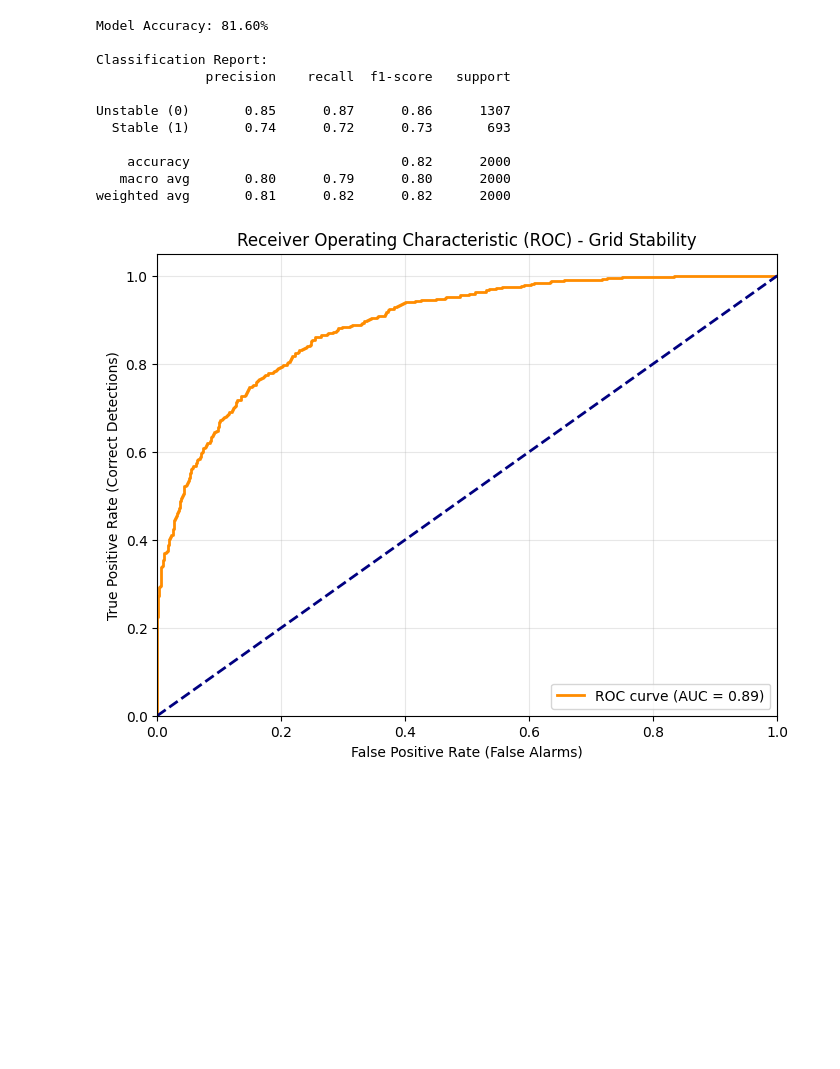
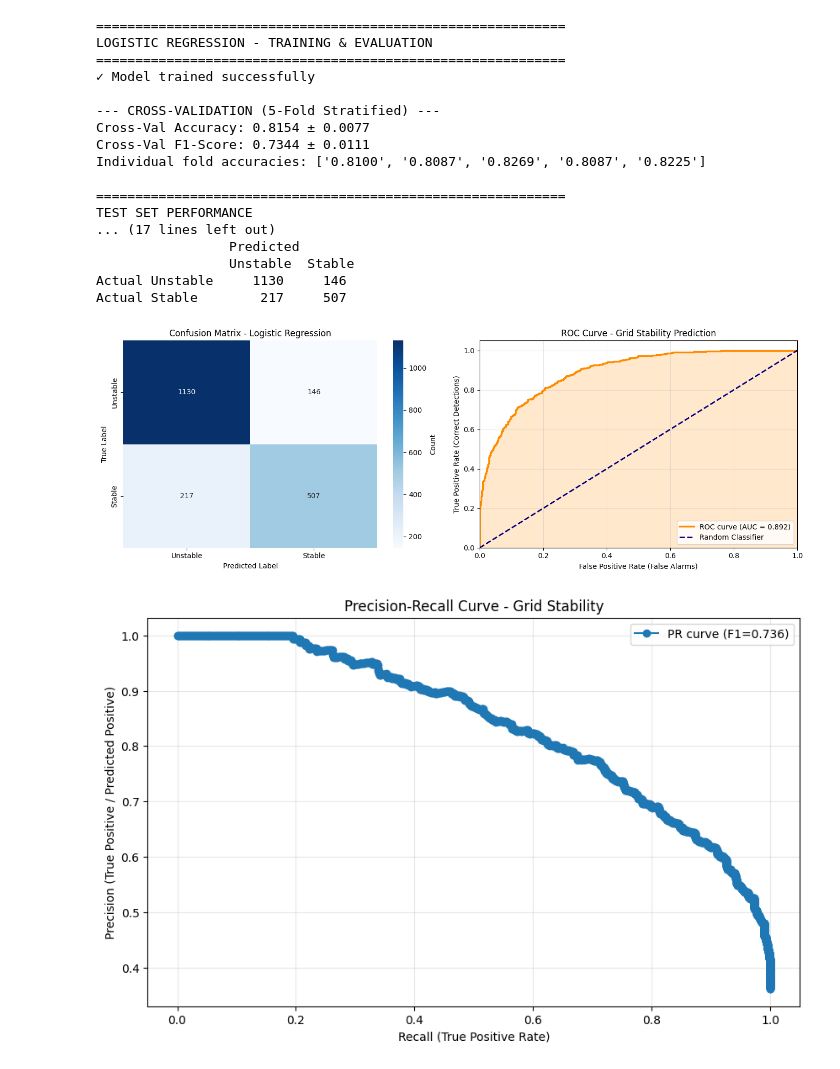
Before and after one commit to itsebuka/Volatge-Stability-Prediction-Model, a Jupyter notebook: Voltage_Stability_Prediction_model.ipynb, the cells around one changed output. Drawn from its saved outputs; the diff is of its cells as text; code cells hidden in the pictures; blank space fills up the shorter version.

Commit message:
There were a few errors that i made in the first model that i uploaded on here, this is the updated release version that i created using GoogleColab

```diff
--- a/Voltage_Stability_Prediction_model.ipynb
+++ b/Voltage_Stability_Prediction_model.ipynb
@@ -119,10 +94,15 @@ print("StandardScaler centers features to mean=0, std=1")
 print("This is REQUIRED for Logistic Regression but NOT for Decision Trees\n")
 
 scaler = StandardScaler()
-X_train_scaled = scaler.fit_transform(X_train)
-X_test_scaled = scaler.transform(X_test)
+X_train_scaled_arr = scaler.fit_transform(X_train)
+X_test_scaled_arr = scaler.transform(X_test)
 
-print("✓ Scaling complete")
+# ========== ISSUE #3: Preserve feature names after scaling ==========
+X_train_scaled = pd.DataFrame(X_train_scaled_arr, columns=X_train.columns, index=X_train.index)
+X_test_scaled = pd.DataFrame(X_test_scaled_arr, columns=X_test.columns, index=X_test.index)
+
+print("✓ Scaling complete with feature names preserved")
 print(f"  Scaled training data shape: {X_train_scaled.shape}")
 print(f"  Scaled testing data shape:  {X_test_scaled.shape}")
-print(f"  Sample scaled values (first row): {X_train_scaled[0][:3]}")
+print(f"  Features: {list(X_train_scaled.columns)}")
+print(f"  Sample scaled values (first row): {X_train_scaled.iloc[0, :3].values}")
@@ -129,17 +121,19 @@ print(f"  Sample scaled values (first row): {X_train_scaled[0][:3]}")
 # %%
+import seaborn as sns
+
 print("\n" + "=" * 60)
 print("LOGISTIC REGRESSION - TRAINING & EVALUATION")
 print("=" * 60)
 
 # 1. Initialize and Train the Model
-model = LogisticRegression(random_state=42, max_iter=1000)
+model = LogisticRegression(random_state=CONFIG['random_state'], max_iter=1000)
 model.fit(X_train_scaled, y_train)
 
 print("✓ Model trained successfully")
 
 # 2. CROSS-VALIDATION: Test generalization (K-Fold)
-print("\n--- CROSS-VALIDATION (5-Fold Stratified) ---")
-cv_strategy = StratifiedKFold(n_splits=5, shuffle=True, random_state=42)
+print(f"\n--- CROSS-VALIDATION ({CONFIG['cv_splits']}-Fold Stratified) ---")
+cv_strategy = StratifiedKFold(n_splits=CONFIG['cv_splits'], shuffle=True, random_state=CONFIG['random_state'])
 cv_scores = cross_val_score(model, X_train_scaled, y_train, cv=cv_strategy,
                              scoring='accuracy')
 cv_f1 = cross_val_score(model, X_train_scaled, y_train, cv=cv_strategy,
@@ -191,41 +185,48 @@ axes[0].set_xlabel('Predicted Label')
 fpr, tpr, thresholds = roc_curve(y_test, y_prob)
 roc_auc = auc(fpr, tpr)
 
 axes[1].plot(fpr, tpr, color='darkorange', lw=2.5, label=f'ROC curve (AUC = {roc_auc:.3f})')
 axes[1].plot([0, 1], [0, 1], color='navy', lw=2, linestyle='--', label='Random Classifier')
 axes[1].fill_between(fpr, tpr, alpha=0.2, color='darkorange')
 axes[1].set_xlim([0.0, 1.0])
 axes[1].set_ylim([0.0, 1.05])
 axes[1].set_xlabel('False Positive Rate (False Alarms)')
 axes[1].set_ylabel('True Positive Rate (Correct Detections)')
 axes[1].set_title('ROC Curve - Grid Stability Prediction')
 axes[1].legend(loc="lower right")
 axes[1].grid(True, alpha=0.3)
 
 plt.tight_layout()
 plt.show()
 
 # 6. PRECISION-RECALL CURVE (Alternative to ROC)
 precision, recall, _ = precision_recall_curve(y_test, y_prob)
 plt.figure(figsize=(10, 6))
 plt.plot(recall, precision, marker='o', label=f'PR curve (F1={f1:.3f})')
 plt.xlabel('Recall (True Positive Rate)')
 plt.ylabel('Precision (True Positive / Predicted Positive)')
 plt.title('Precision-Recall Curve - Grid Stability')
 plt.legend()
 plt.grid(True, alpha=0.3)
 plt.show()
 # %% [output]
-Model Accuracy: 81.60%
+============================================================
+LOGISTIC REGRESSION - TRAINING & EVALUATION
+============================================================
+✓ Model trained successfully
 
-Classification Report:
-              precision    recall  f1-score   support
+--- CROSS-VALIDATION (5-Fold Stratified) ---
+Cross-Val Accuracy: 0.8154 ± 0.0077
+Cross-Val F1-Score: 0.7344 ± 0.0111
+Individual fold accuracies: ['0.8100', '0.8087', '0.8269', '0.8087', '0.8225']
 
-Unstable (0)       0.85      0.87      0.86      1307
-  Stable (1)       0.74      0.72      0.73       693
-
-    accuracy                           0.82      2000
-   macro avg       0.80      0.79      0.80      2000
-weighted avg       0.81      0.82      0.82      2000
+============================================================
+TEST SET PERFORMANCE
+... (17 lines left out)
+                 Predicted
+                 Unstable  Stable
+Actual Unstable     1130     146
+Actual Stable        217     507
-[figure, old version]
+[figure, new version]
+[figure, added]
 # %%
```
Also changed, not shown: parts of 7 cells of this notebook.
